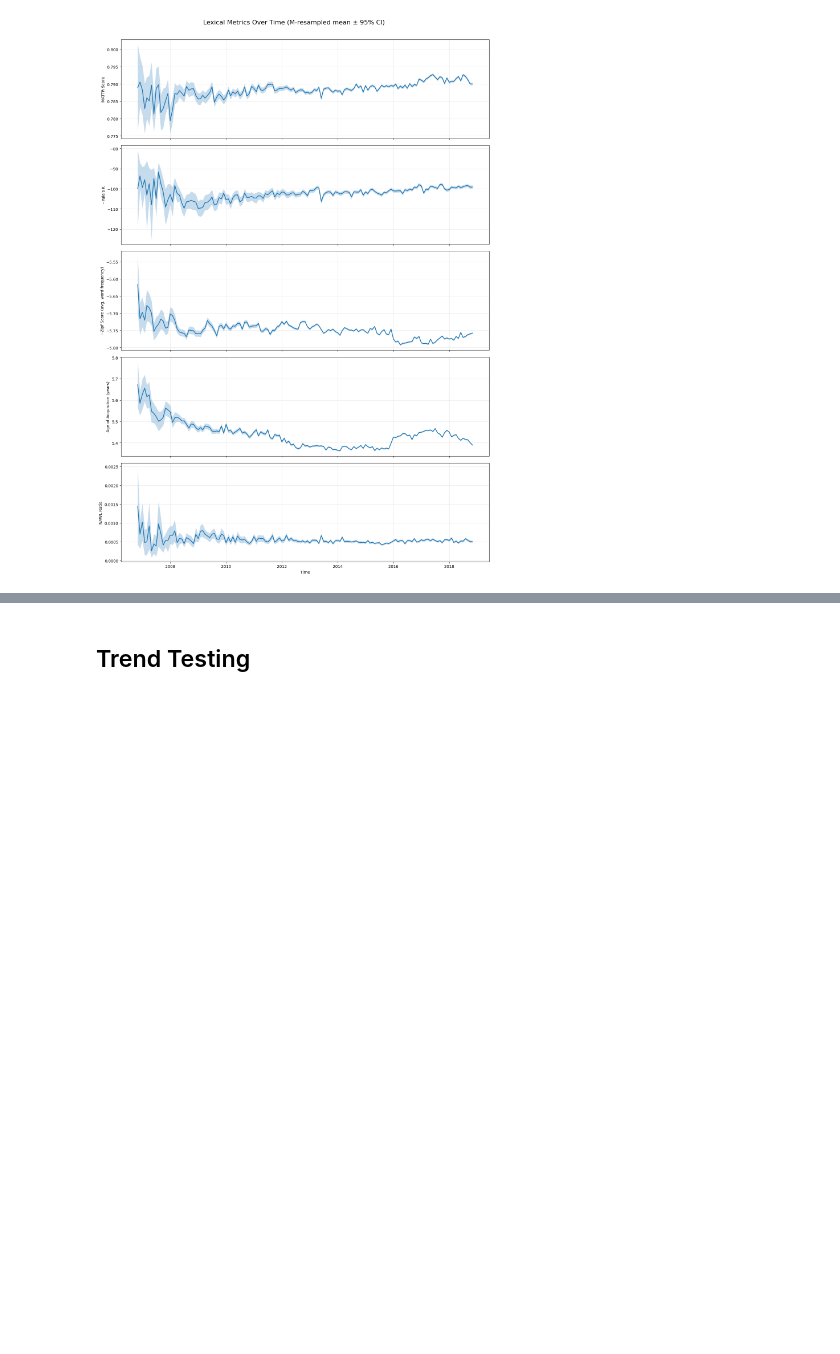
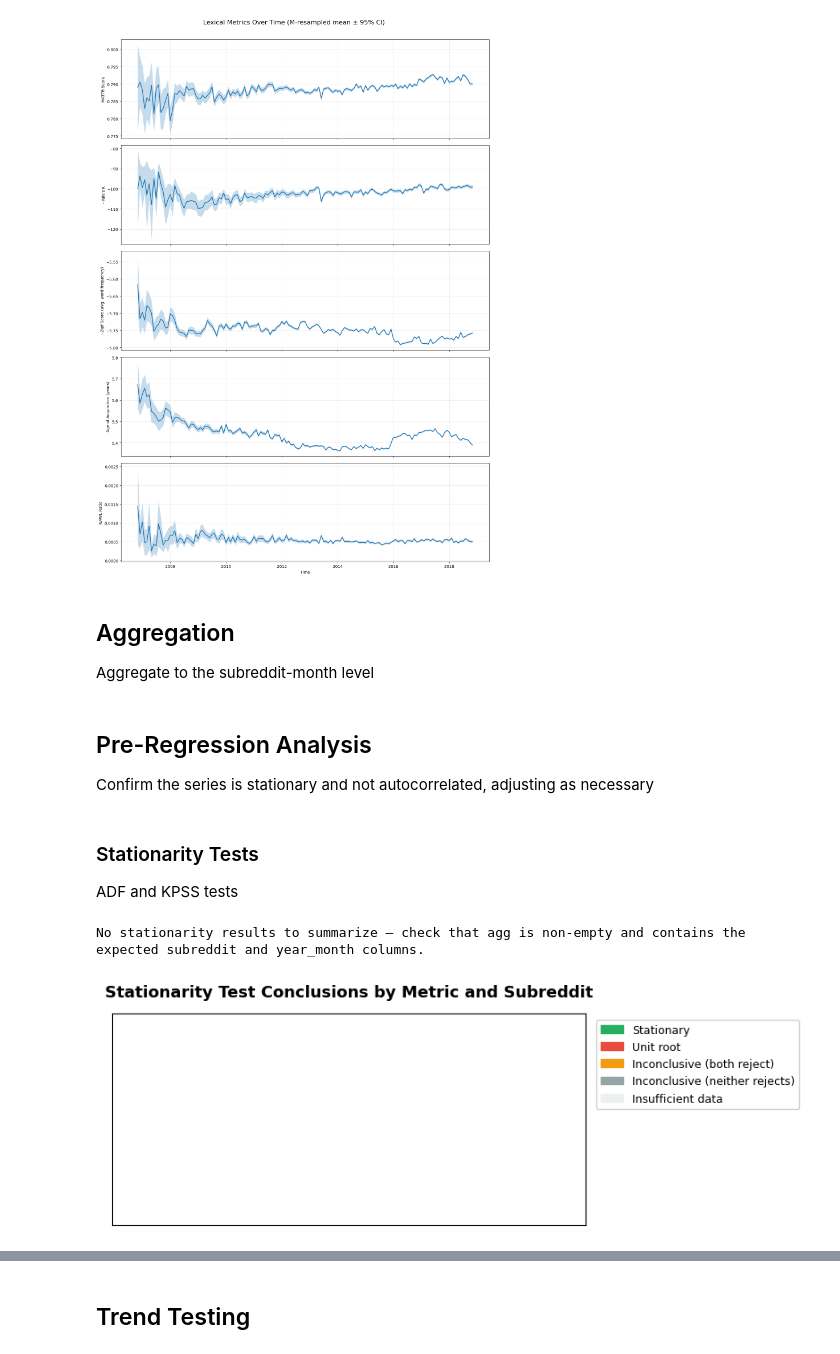
Before and after one commit to nickvick04/ORFE-Thesis, a Jupyter notebook: src/final.ipynb, the cells around one changed output, grey strips where cells are left out. Cells and saved outputs as stored; diff of their text form; code cells hidden in the pictures; blank space fills up the shorter version.

```diff
--- a/src/final.ipynb
+++ b/src/final.ipynb
@@ -8,8 +9,7 @@ from data_analysis import combine_pipeline_csvs_to_lexical_master, clean_variati
 from visualization import *
 # %%
 # read in data file as pandas dataframe
-# raw_text is excluded via usecols — it accounts for the majority of file size and
-# is not needed for any metric-level analysis; dropping it cuts read time from ~9 min to ~1-2 min
+# raw_text is excluded via usecols to cut down read time
 COLS_TO_LOAD = [
     'utterance_id',
     'speaker_id',
@@ -29,11 +29,14 @@ COLS_TO_LOAD = [
     'subreddit',
 ]
 
+METRICS = ['mtld_score', 'mattr_score', 'yules_k', 'zipf_score', 'aoa_score', 'nawl_ratio']
+
 df = pd.read_csv(
-    '/Users/nickvick/Library/CloudStorage/OneDrive-PrincetonUniversity/ORFE/Thesis/Thesis-Data/Convokit/lexical_master.csv',
+    '/Users/nickvick/Library/CloudStorage/OneDrive-PrincetonUniversity/ORFE/Thesis/Thesis-Data/lexical_master.csv',
     usecols=COLS_TO_LOAD,
 )
-df = clean_variation_and_subreddit_columns(df)
+
+df = clean_and_prepare_lexical_df(df)
 # %% [markdown]
 # Temporal Analysis
 Examine the trends of each metric—all positively correlated with lexical quality—over time
@@ -49,3 +52,29 @@ plot_lexical_metrics(df, resample_freq='M', agg='median')
 plot_lexical_metrics(df, resample_freq='Y', agg='mean')
 # %%
 plot_lexical_metrics(df, resample_freq='Y', agg='median')
+# %% [markdown]
+## Aggregation
+Aggregate to the subreddit-month level
+# %%
+# aggregate and sort
+agg = df.groupby(['subreddit', 'year_month'])[METRICS].mean().reset_index()
+agg = agg.sort_values(['subreddit', 'year_month'])
+# %%
+# filter subreddits with insufficient time series length
+min_obs = 100  # based on DeJong study
+counts = agg.groupby('subreddit')['year_month'].count()
+valid_subreddits = counts[counts >= min_obs].index
+agg = agg[agg['subreddit'].isin(valid_subreddits)]
+# %% [markdown]
+## Pre-Regression Analysis
+Confirm the series is stationary and not autocorrelated, adjusting as necessary
+# %% [markdown]
+### Stationarity Tests
+ADF and KPSS tests
+# %%
+stationarity_results = run_stationarity_tests(agg)
+summarize_stationarity(stationarity_results)
+plot_stationarity_heatmap(stationarity_results)
+# %% [output]
+No stationarity results to summarize — check that agg is non-empty and contains the expected subreddit and year_month columns.
+[figure, added]
```
Also changed, not shown: parts of 2 cells of this notebook.
